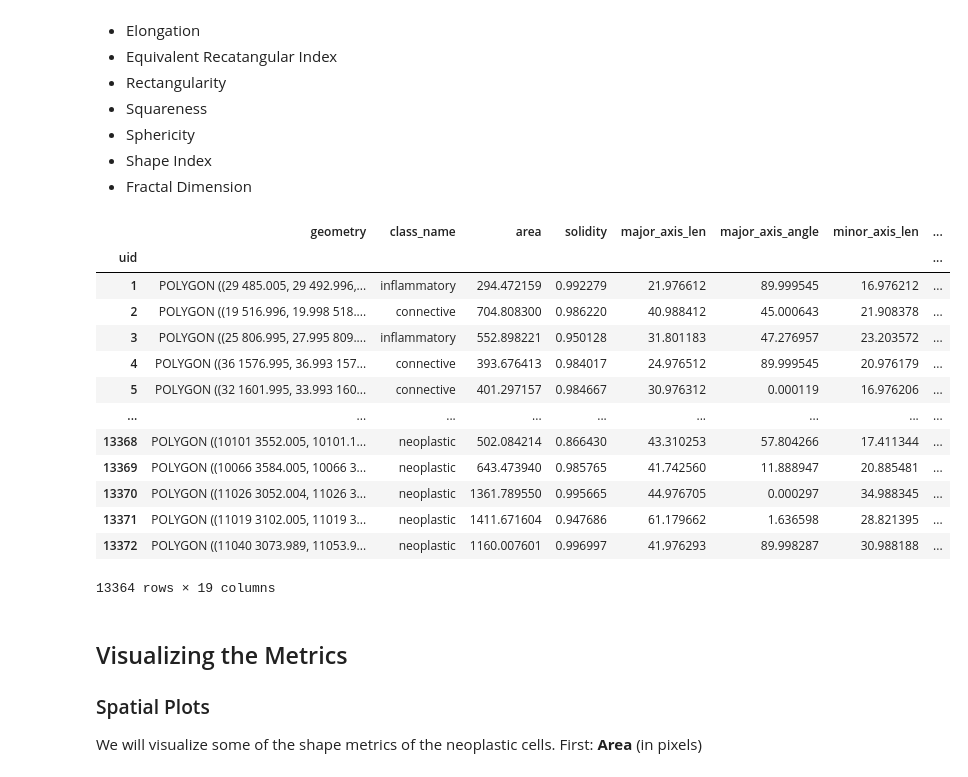
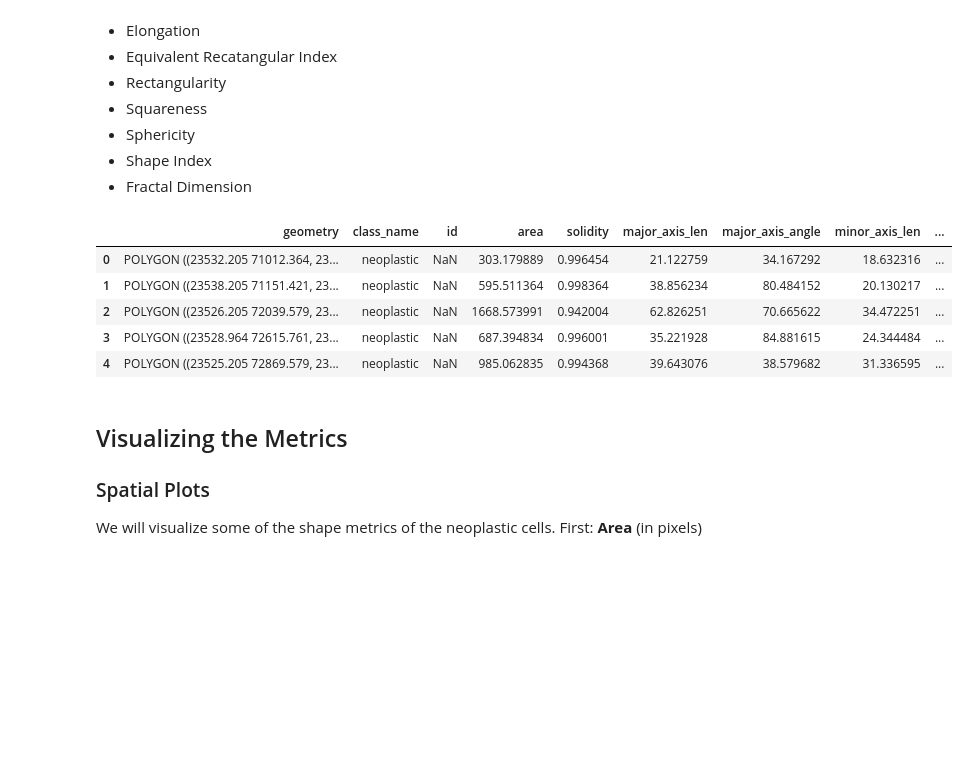
Before and after one commit to HautaniemiLab/histolytics, a Jupyter notebook: docs/user_guide/workflows/nuclear_morphology.ipynb, the cells around one changed output. Cells and saved outputs as stored; diff of their text form; code cells hidden in the pictures; blank space fills up the shorter version.

```diff
--- a/docs/user_guide/workflows/nuclear_morphology.ipynb
+++ b/docs/user_guide/workflows/nuclear_morphology.ipynb
@@ -9,9 +8,11 @@ Let's start by loading example data.
 # Install seaborn for visualizing the results.
 # !pip install seaborn
 # %%
-from histolytics.data import cervix_nuclei_crop
+import geopandas as gpd
 
-nuc = cervix_nuclei_crop()
-nuc.plot(figsize=(10, 10), column="class_name", legend=True)
-nuc
+nuc = gpd.read_parquet("/path/to/nuclei_seg.parquet")  # <- modify path
+tis = gpd.read_parquet("/path/to/tissue_seg.parquet")  # <- modify path
+
+ax = tis.plot(figsize=(10, 10), column="class_name", aspect=1, legend=True)
+ax.set_axis_off()
 # %% [output]
@@ -56,46 +43,35 @@ We will compute all of the different shape morphological metrics that are availa
 # %%
 from histolytics.spatial_geom.shape_metrics import shape_metric
 
 metrics = [
     "area",
     "solidity",
     "major_axis_len",
     "major_axis_angle",
     "minor_axis_len",
     "minor_axis_angle",
     "convexity",
     "compactness",
     "circularity",
     "eccentricity",
     "elongation",
     "equivalent_rectangular_index",
     "rectangularity",
     "squareness",
     "shape_index",
     "fractal_dimension",
 ]
 
-nuc = shape_metric(nuc, metrics=metrics, parallel=True, num_processes=4)
-
-# compute perimeter
-metrics.append("perimeter")
-nuc["perimeter"] = nuc.length
-nuc
+neo_nuc = nuc[nuc["class_name"] == "neoplastic"]
+neo_nuc = shape_metric(neo_nuc, metrics=metrics, parallel=True, num_processes=8)
+neo_nuc.head()
 # %% [output]
-|  | geometry | class_name | area | solidity | major_axis_len | major_axis_angle | minor_axis_len | ... |
-| uid |  |  |  |  |  |  |  | ... |
-| 1 | POLYGON ((29 485.005, 29 492.996,... | inflammatory | 294.472159 | 0.992279 | 21.976612 | 89.999545 | 16.976212 | ... |
-| 2 | POLYGON ((19 516.996, 19.998 518.... | connective | 704.808300 | 0.986220 | 40.988412 | 45.000643 | 21.908378 | ... |
-| 3 | POLYGON ((25 806.995, 27.995 809.... | inflammatory | 552.898221 | 0.950128 | 31.801183 | 47.276957 | 23.203572 | ... |
-| 4 | POLYGON ((36 1576.995, 36.993 157... | connective | 393.676413 | 0.984017 | 24.976512 | 89.999545 | 20.976179 | ... |
-| 5 | POLYGON ((32 1601.995, 33.993 160... | connective | 401.297157 | 0.984667 | 30.976312 | 0.000119 | 16.976206 | ... |
-| ... | ... | ... | ... | ... | ... | ... | ... | ... |
-| 13368 | POLYGON ((10101 3552.005, 10101.1... | neoplastic | 502.084214 | 0.866430 | 43.310253 | 57.804266 | 17.411344 | ... |
-| 13369 | POLYGON ((10066 3584.005, 10066 3... | neoplastic | 643.473940 | 0.985765 | 41.742560 | 11.888947 | 20.885481 | ... |
-| 13370 | POLYGON ((11026 3052.004, 11026 3... | neoplastic | 1361.789550 | 0.995665 | 44.976705 | 0.000297 | 34.988345 | ... |
-| 13371 | POLYGON ((11019 3102.005, 11019 3... | neoplastic | 1411.671604 | 0.947686 | 61.179662 | 1.636598 | 28.821395 | ... |
-| 13372 | POLYGON ((11040 3073.989, 11053.9... | neoplastic | 1160.007601 | 0.996997 | 41.976293 | 89.998287 | 30.988188 | ... |
+|  | geometry | class_name | id | area | solidity | major_axis_len | major_axis_angle | minor_axis_len | ... |
+| 0 | POLYGON ((23532.205 71012.364, 23... | neoplastic | NaN | 303.179889 | 0.996454 | 21.122759 | 34.167292 | 18.632316 | ... |
+| 1 | POLYGON ((23538.205 71151.421, 23... | neoplastic | NaN | 595.511364 | 0.998364 | 38.856234 | 80.484152 | 20.130217 | ... |
+| 2 | POLYGON ((23526.205 72039.579, 23... | neoplastic | NaN | 1668.573991 | 0.942004 | 62.826251 | 70.665622 | 34.472251 | ... |
+| 3 | POLYGON ((23528.964 72615.761, 23... | neoplastic | NaN | 687.394834 | 0.996001 | 35.221928 | 84.881615 | 24.344484 | ... |
+| 4 | POLYGON ((23525.205 72869.579, 23... | neoplastic | NaN | 985.062835 | 0.994368 | 39.643076 | 38.579682 | 31.336595 | ... |
-13364 rows × 19 columns
 # %% [markdown]
 ## Visualizing the Metrics
 
```
Also changed, not shown: parts of 11 cells of this notebook, 4 other files.
